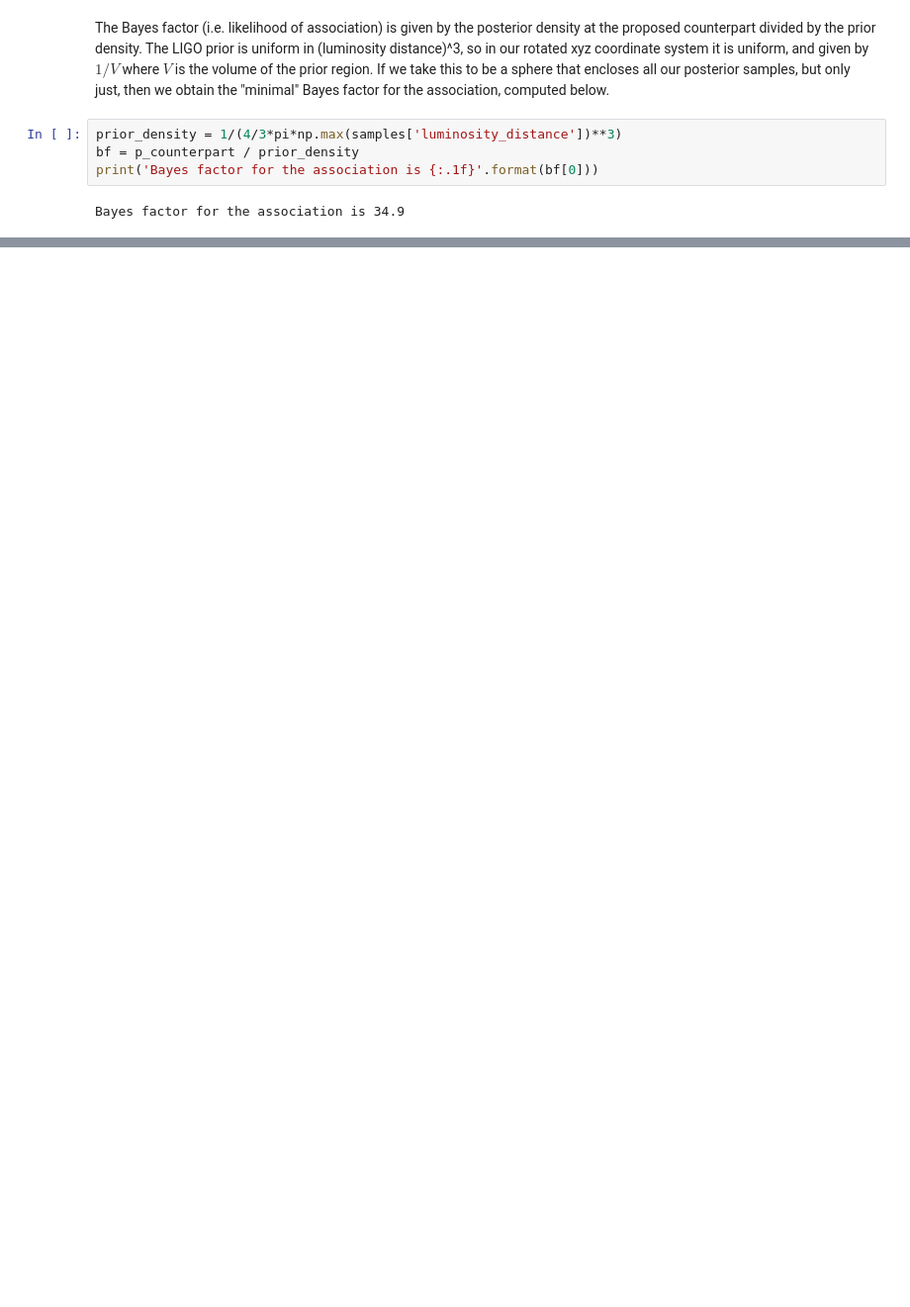
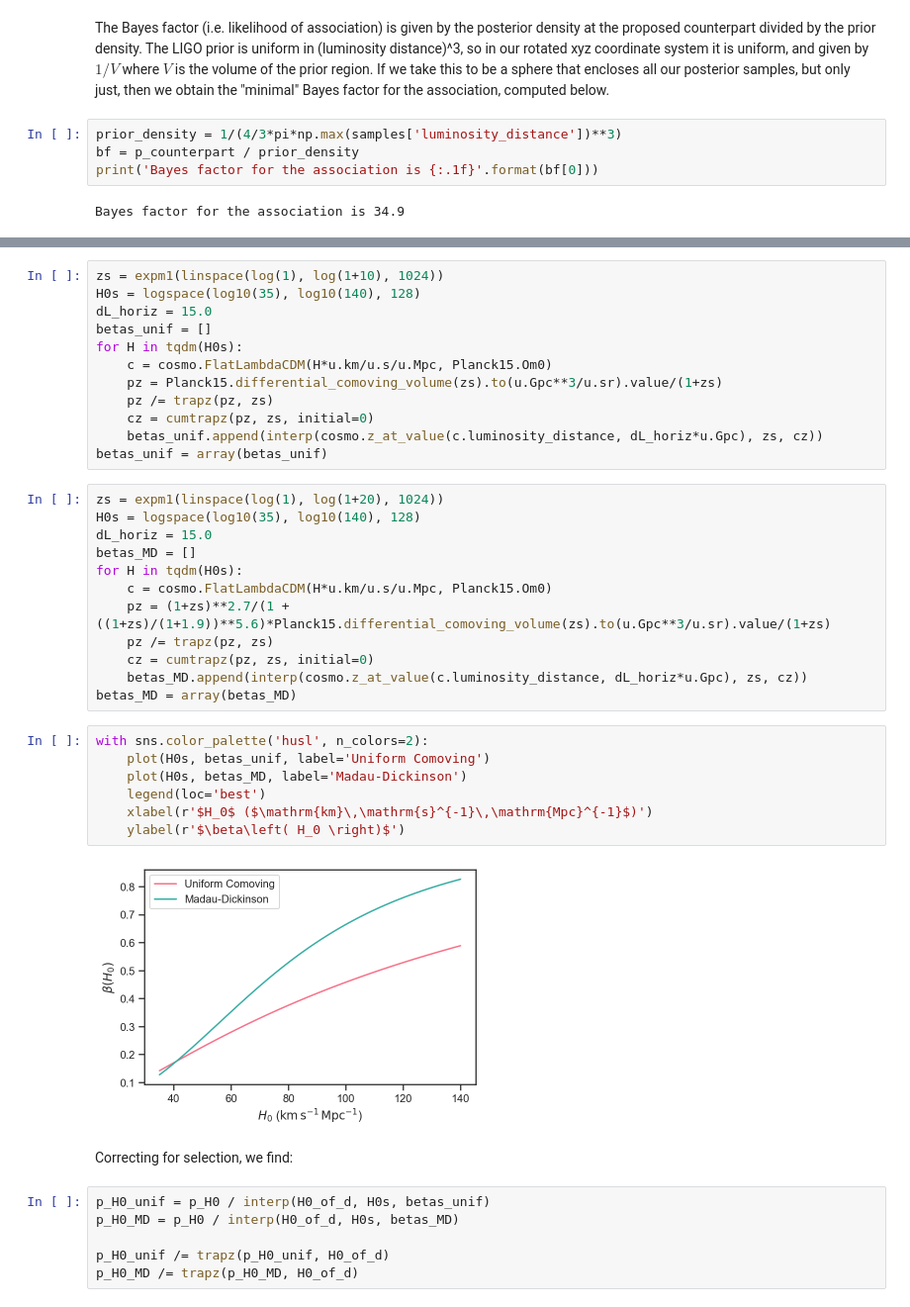
Before and after one commit to farr/GW190521Sky, a Jupyter notebook: CounterpartSky.ipynb, the cells around one changed output, grey strips where cells are left out. Shown at 99% size. Drawn from its saved outputs; the diff is of its cells as text; blank space fills up the shorter version.

```diff
--- a/CounterpartSky.ipynb
+++ b/CounterpartSky.ipynb
@@ -285,0 +304,41 @@ Bayes factor for the association is 34.9
+# %%
+zs = expm1(linspace(log(1), log(1+10), 1024))
+H0s = logspace(log10(35), log10(140), 128)
+dL_horiz = 15.0
+betas_unif = []
+for H in tqdm(H0s):
+    c = cosmo.FlatLambdaCDM(H*u.km/u.s/u.Mpc, Planck15.Om0)
+    pz = Planck15.differential_comoving_volume(zs).to(u.Gpc**3/u.sr).value/(1+zs)
+    pz /= trapz(pz, zs)
+    cz = cumtrapz(pz, zs, initial=0)
+    betas_unif.append(interp(cosmo.z_at_value(c.luminosity_distance, dL_horiz*u.Gpc), zs, cz))
+betas_unif = array(betas_unif)
+# %%
+zs = expm1(linspace(log(1), log(1+20), 1024))
+H0s = logspace(log10(35), log10(140), 128)
+dL_horiz = 15.0
+betas_MD = []
+for H in tqdm(H0s):
+    c = cosmo.FlatLambdaCDM(H*u.km/u.s/u.Mpc, Planck15.Om0)
+    pz = (1+zs)**2.7/(1 + ((1+zs)/(1+1.9))**5.6)*Planck15.differential_comoving_volume(zs).to(u.Gpc**3/u.sr).value/(1+zs)
+    pz /= trapz(pz, zs)
+    cz = cumtrapz(pz, zs, initial=0)
+    betas_MD.append(interp(cosmo.z_at_value(c.luminosity_distance, dL_horiz*u.Gpc), zs, cz))
+betas_MD = array(betas_MD)
+# %%
+with sns.color_palette('husl', n_colors=2):
+    plot(H0s, betas_unif, label='Uniform Comoving')
+    plot(H0s, betas_MD, label='Madau-Dickinson')
+    legend(loc='best')
+    xlabel(r'$H_0$ ($\mathrm{km}\,\mathrm{s}^{-1}\,\mathrm{Mpc}^{-1}$)')
+    ylabel(r'$\beta\left( H_0 \right)$')
+# %% [output]
+[figure, added]
+# %% [markdown]
+Correcting for selection, we find:
+# %%
+p_H0_unif = p_H0 / interp(H0_of_d, H0s, betas_unif)
+p_H0_MD = p_H0 / interp(H0_of_d, H0s, betas_MD)
+
+p_H0_unif /= trapz(p_H0_unif, H0_of_d)
+p_H0_MD /= trapz(p_H0_MD, H0_of_d)
```
Also changed, not shown: parts of 8 cells of this notebook.
